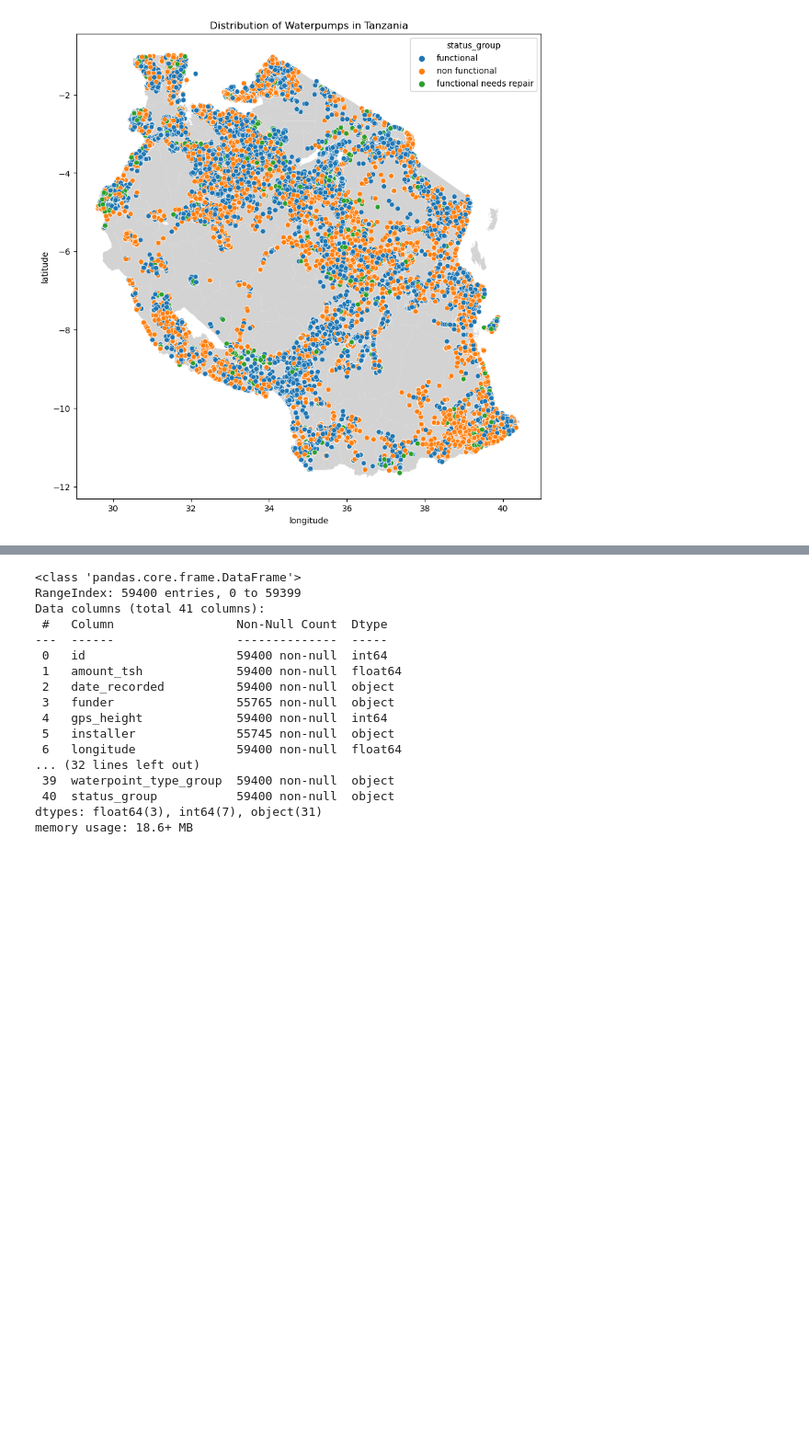
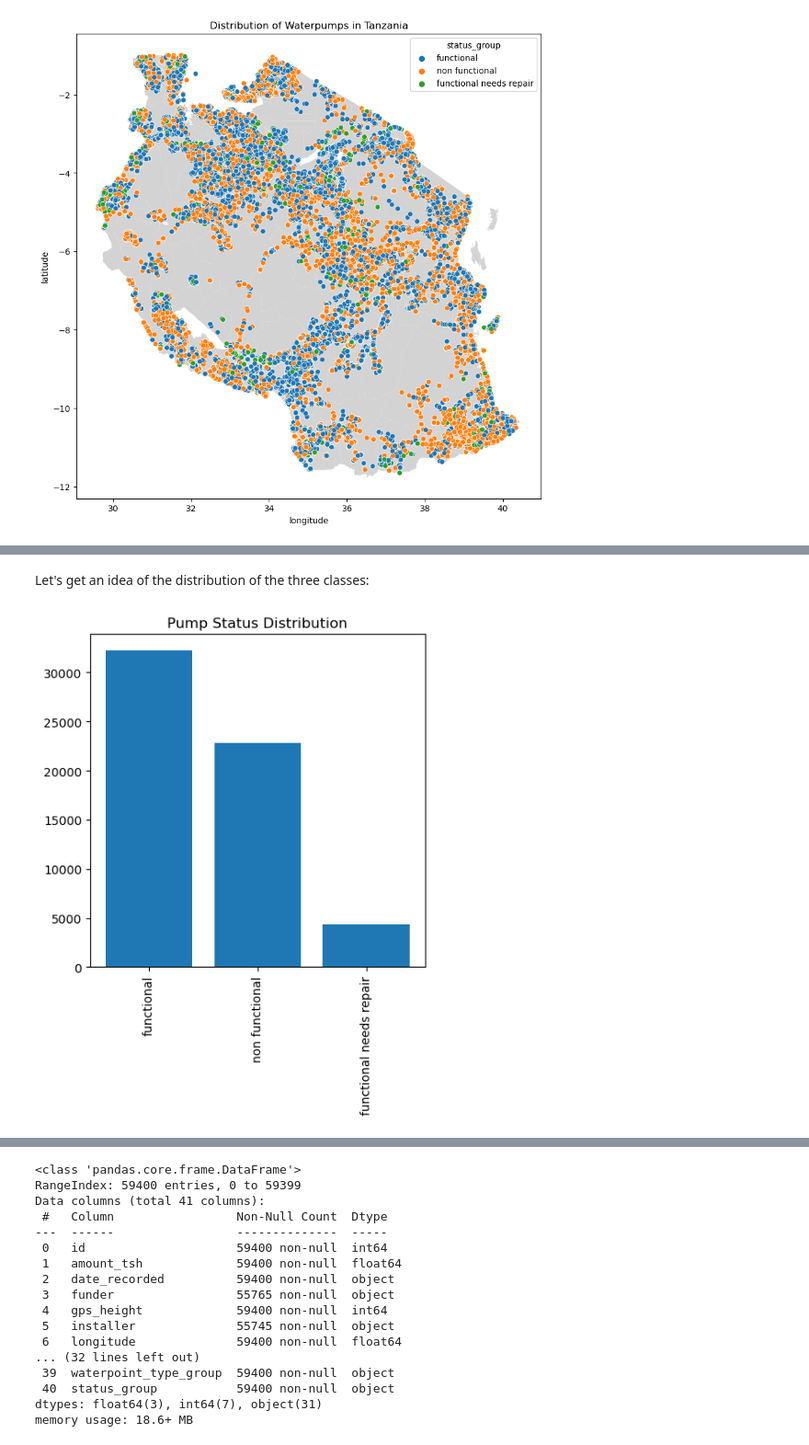
Before and after one commit to rahulakrish/water_pump_classifier, a Jupyter notebook: notebook.ipynb, the cells around one changed output, grey strips where cells are left out. Shown at 92% size. Cells and saved outputs as stored; diff of their text form; code cells hidden in the pictures; blank space fills up the shorter version.

```diff
--- a/notebook.ipynb
+++ b/notebook.ipynb
@@ -47,6 +60,7 @@ warnings.filterwarnings('ignore')
 # %%
 # importing dataset
-df = pd.read_csv('waterwell.csv')
+url = 'https://raw.githubusercontent.com/rahulakrish/water_pump_classifier/main/waterwell.csv'
+df = pd.read_csv(url)
 df.head()
 # %% [output]
 |  | id | amount_tsh | date_recorded | funder | gps_height | installer | longitude | latitude | wpt_name | ... |
@@ -86,0 +105,13 @@ ax.set_title('Distribution of Waterpumps in Tanzania');
+# %% [markdown]
+Let's get an idea of the distribution of the three classes:
+# %%
+#creating a df for the counts of each class
+counts = pd.DataFrame(data=df['status_group'].value_counts())
+
+#setting up the plot
+fig,ax=plt.subplots(figsize=(5,5))
+ax.bar(x = counts.index,height = counts['status_group']);
+ax.set_xticklabels(labels=counts.index,rotation = 90);
+ax.set_title('Pump Status Distribution');
+# %% [output]
+[figure, added]
```
Also changed, not shown: parts of 26 cells of this notebook.
